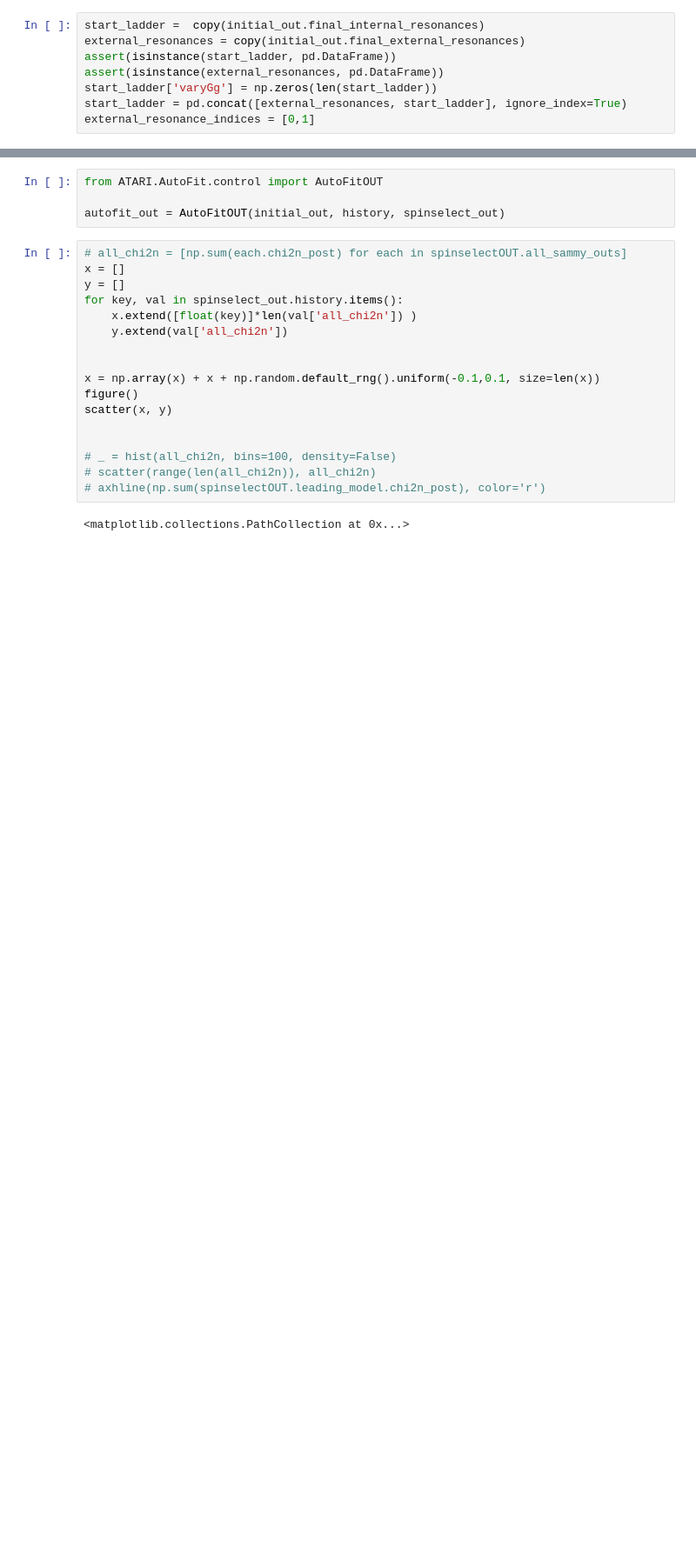
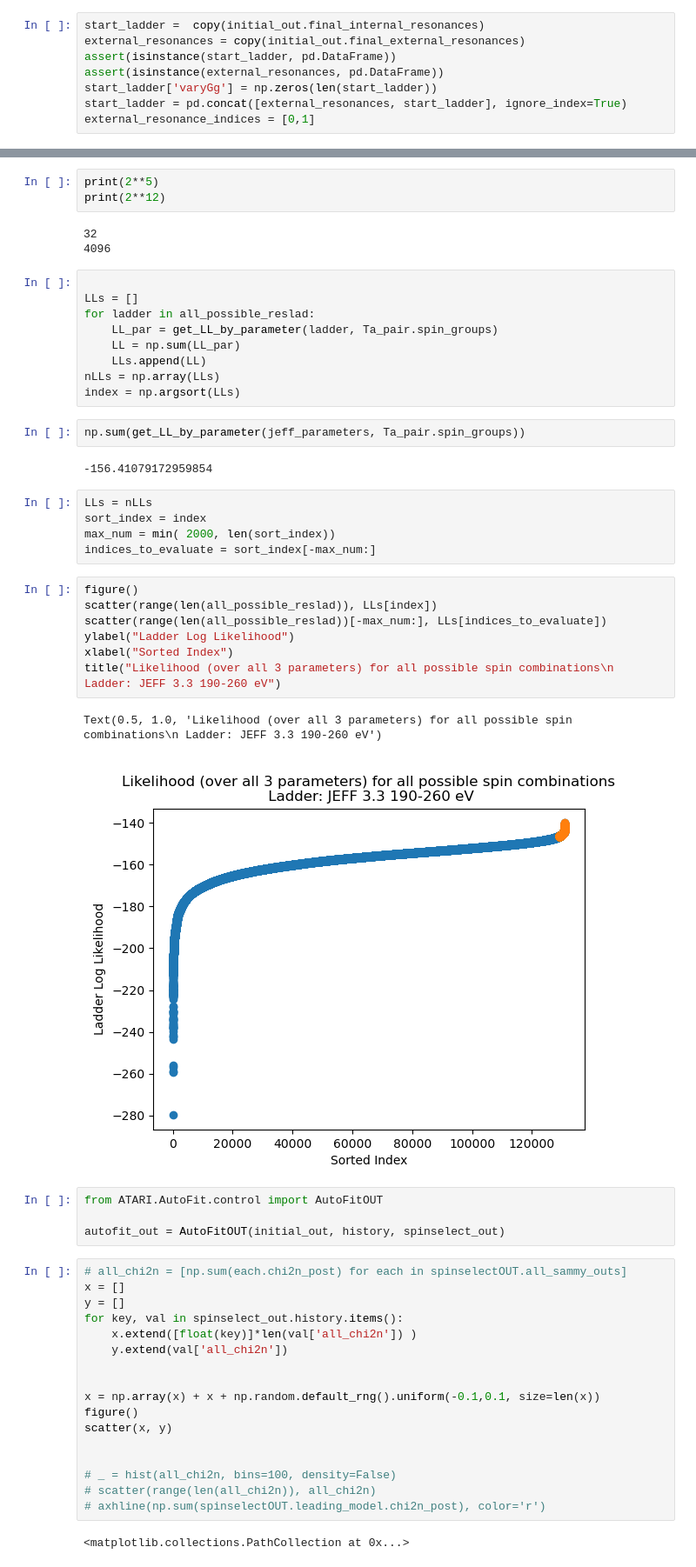
Before and after one commit to Naww137/ATARI, a Jupyter notebook: examples/Ta181_Analysis/AutoFitTa181.ipynb, the cells around one changed output, grey strips where cells are left out. Shown at 87% size. Cells and saved outputs as stored; diff of their text form; blank space fills up the shorter version.

```diff
--- a/examples/Ta181_Analysis/AutoFitTa181.ipynb
+++ b/examples/Ta181_Analysis/AutoFitTa181.ipynb
@@ -733,3 +770,37 @@ Chi2 improvement below threshold
+# %%
+print(2**5)
+print(2**12)
+# %% [output]
+32
+4096
+# %%
+
+LLs = []
+for ladder in all_possible_reslad:
+    LL_par = get_LL_by_parameter(ladder, Ta_pair.spin_groups)
+    LL = np.sum(LL_par)
+    LLs.append(LL)
+nLLs = np.array(LLs)
+index = np.argsort(LLs)
+# %%
+np.sum(get_LL_by_parameter(jeff_parameters, Ta_pair.spin_groups))
+# %% [output]
+-156.41079172959854
+# %%
+LLs = nLLs
+sort_index = index
+max_num = min( 2000, len(sort_index))
+indices_to_evaluate = sort_index[-max_num:]
+# %%
+figure()
+scatter(range(len(all_possible_reslad)), LLs[index])
+scatter(range(len(all_possible_reslad))[-max_num:], LLs[indices_to_evaluate])
+ylabel("Ladder Log Likelihood")
+xlabel("Sorted Index")
+title("Likelihood (over all 3 parameters) for all possible spin combinations\n Ladder: JEFF 3.3 190-260 eV")
+# %% [output]
+Text(0.5, 1.0, 'Likelihood (over all 3 parameters) for all possible spin combinations\n Ladder: JEFF 3.3 190-260 eV')
+[figure, added]
 # %%
 from ATARI.AutoFit.control import AutoFitOUT
 
```
Also changed, not shown: parts of 21 cells of this notebook, 5 other files.
